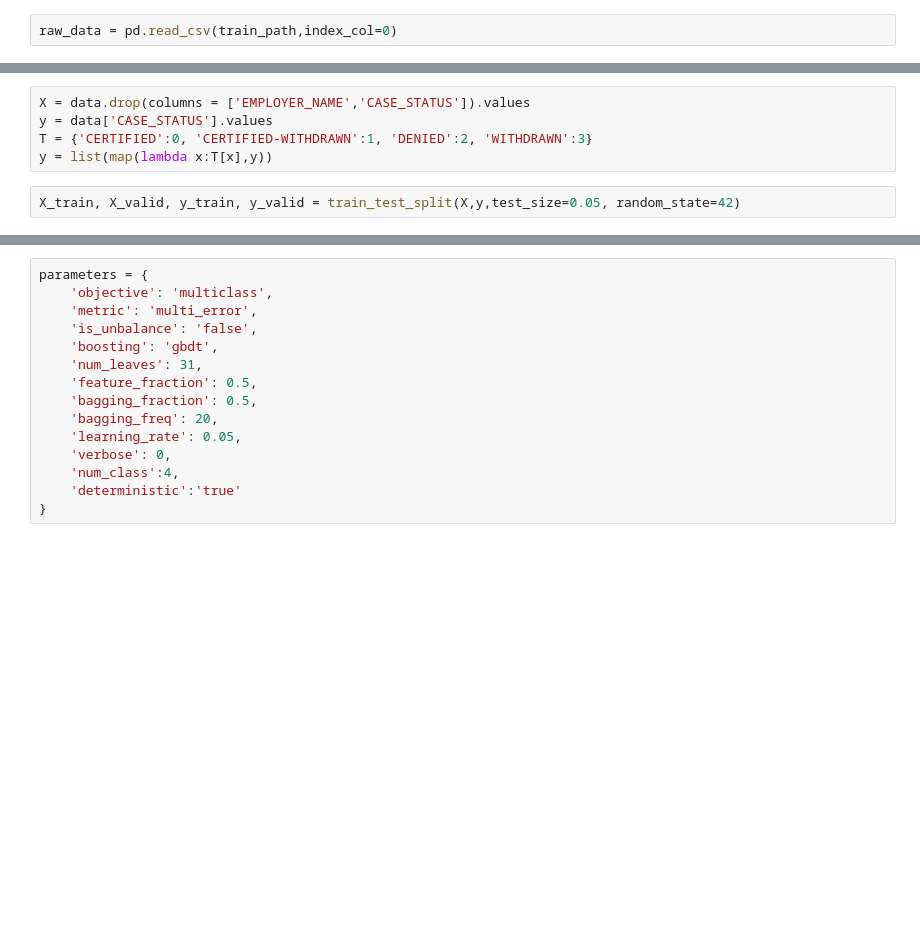
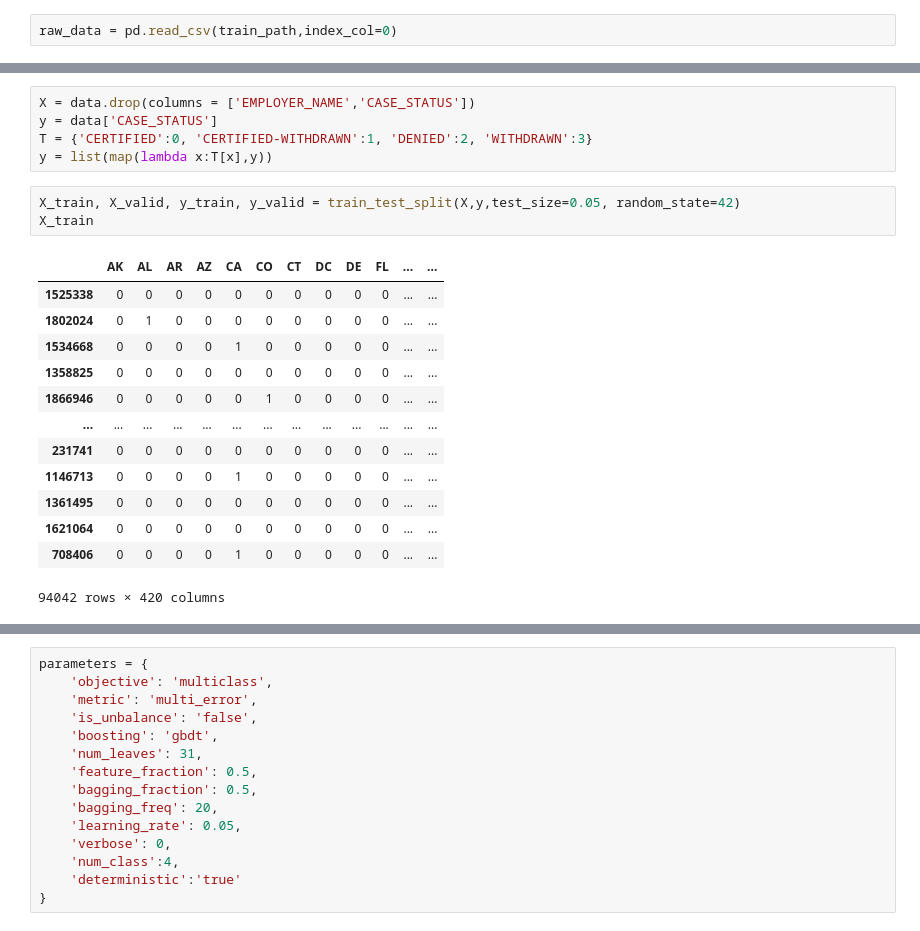
Before and after one commit to benyuan98/PredictH1BVisa, a Jupyter notebook: Codes/LightGBM_downsampling.ipynb, the cells around one changed output, grey strips where cells are left out. Drawn from its saved outputs; the diff is of its cells as text; blank space fills up the shorter version.

```diff
--- a/Codes/LightGBM_downsampling.ipynb
+++ b/Codes/LightGBM_downsampling.ipynb
@@ -18,10 +27,25 @@ for c in ['CERTIFIED', 'CERTIFIED-WITHDRAWN', 'DENIED', 'WITHDRAWN']:
 # %%
-X = data.drop(columns = ['EMPLOYER_NAME','CASE_STATUS']).values
-y = data['CASE_STATUS'].values
+X = data.drop(columns = ['EMPLOYER_NAME','CASE_STATUS'])
+y = data['CASE_STATUS']
 T = {'CERTIFIED':0, 'CERTIFIED-WITHDRAWN':1, 'DENIED':2, 'WITHDRAWN':3}
 y = list(map(lambda x:T[x],y))
 # %%
 X_train, X_valid, y_train, y_valid = train_test_split(X,y,test_size=0.05, random_state=42)
+X_train
+# %% [output]
+|  | AK | AL | AR | AZ | CA | CO | CT | DC | DE | FL | ... | ... |
+| 1525338 | 0 | 0 | 0 | 0 | 0 | 0 | 0 | 0 | 0 | 0 | ... | ... |
+| 1802024 | 0 | 1 | 0 | 0 | 0 | 0 | 0 | 0 | 0 | 0 | ... | ... |
+| 1534668 | 0 | 0 | 0 | 0 | 1 | 0 | 0 | 0 | 0 | 0 | ... | ... |
+| 1358825 | 0 | 0 | 0 | 0 | 0 | 0 | 0 | 0 | 0 | 0 | ... | ... |
+| 1866946 | 0 | 0 | 0 | 0 | 0 | 1 | 0 | 0 | 0 | 0 | ... | ... |
+| ... | ... | ... | ... | ... | ... | ... | ... | ... | ... | ... | ... | ... |
+| 231741 | 0 | 0 | 0 | 0 | 0 | 0 | 0 | 0 | 0 | 0 | ... | ... |
+| 1146713 | 0 | 0 | 0 | 0 | 1 | 0 | 0 | 0 | 0 | 0 | ... | ... |
+| 1361495 | 0 | 0 | 0 | 0 | 0 | 0 | 0 | 0 | 0 | 0 | ... | ... |
+| 1621064 | 0 | 0 | 0 | 0 | 0 | 0 | 0 | 0 | 0 | 0 | ... | ... |
+| 708406 | 0 | 0 | 0 | 0 | 1 | 0 | 0 | 0 | 0 | 0 | ... | ... |
+94042 rows × 420 columns
 # %%
 train_data = lightgbm.Dataset(X_train, label=y_train)
 valid_data = lightgbm.Dataset(X_valid, label=y_valid)
```
Also changed, not shown: parts of 8 cells of this notebook, 9 other files.
